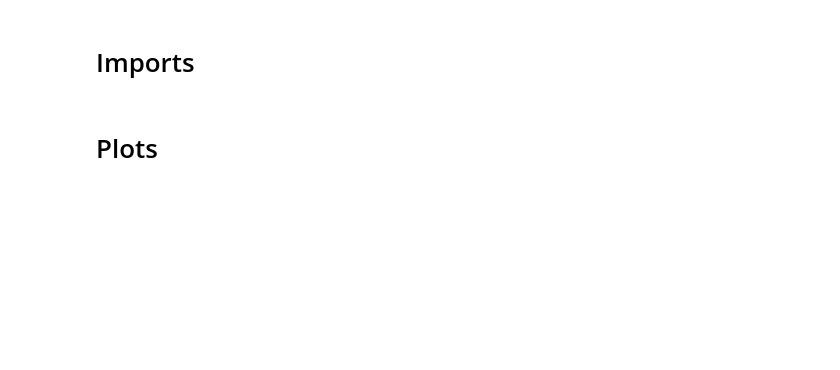
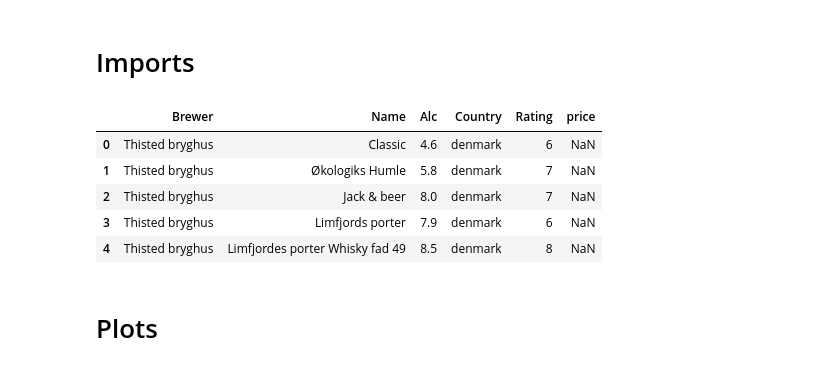
Before and after one commit to Husted42/theDrunkRepository, a Jupyter notebook: plots.ipynb, the cells around one changed output. Cells and saved outputs as stored; diff of their text form; code cells hidden in the pictures; blank space fills up the shorter version.

```diff
--- a/plots.ipynb
+++ b/plots.ipynb
@@ -8,6 +8,15 @@ import matplotlib.pyplot as plt
 # %%
 data_path = os.path.join(os.getcwd(), "originalData")
 df = pd.read_csv(os.path.join(data_path, "new_data.csv"), encoding="latin1" )
+# %%
+df.head()
+# %% [output]
+|  | Brewer | Name | Alc | Country | Rating | price |
+| 0 | Thisted bryghus | Classic | 4.6 | denmark | 6 | NaN |
+| 1 | Thisted bryghus | Økologiks Humle | 5.8 | denmark | 7 | NaN |
+| 2 | Thisted bryghus | Jack & beer | 8.0 | denmark | 7 | NaN |
+| 3 | Thisted bryghus | Limfjords porter | 7.9 | denmark | 6 | NaN |
+| 4 | Thisted bryghus | Limfjordes porter Whisky fad 49 | 8.5 | denmark | 8 | NaN |
 # %% [markdown]
 # Plots
 # %%
```
Also changed, not shown: parts of 3 cells of this notebook, 4 other files.
